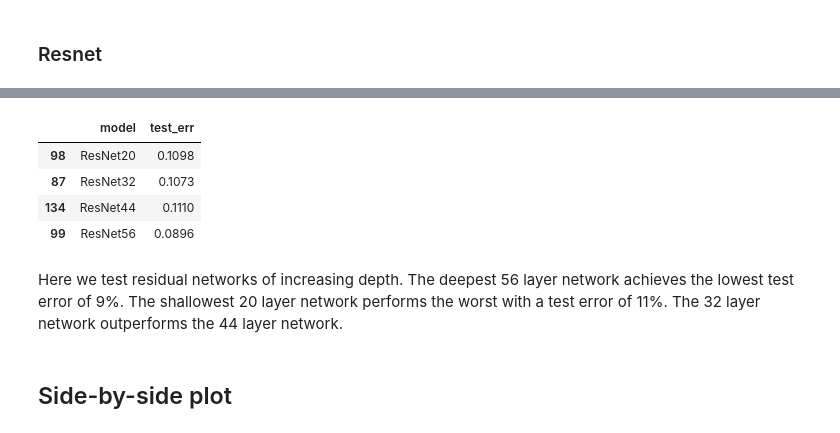
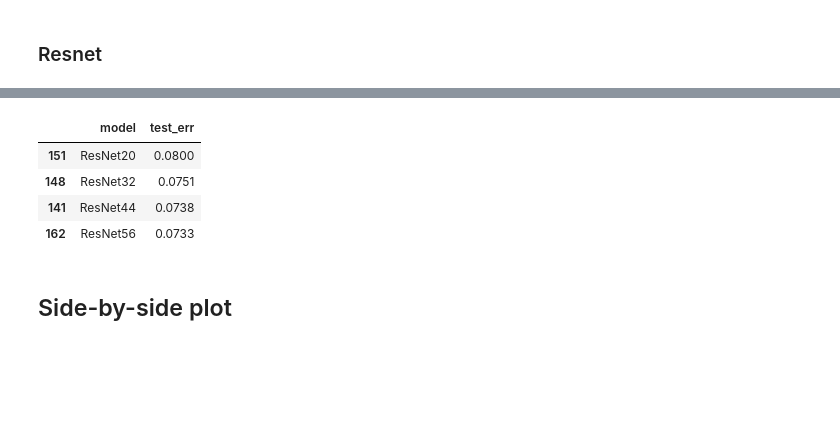
Before and after one commit to a-martyn/resnet, a Jupyter notebook: main.ipynb, the cells around one changed output, grey strips where cells are left out. Cells and saved outputs as stored; diff of their text form; code cells hidden in the pictures; blank space fills up the shorter version.

```diff
--- a/experiments-cifar10.ipynb
+++ b/main.ipynb
@@ -440,16 +432,14 @@ plt.axhline(5, color='black', alpha=0.5, dashes=(10., 10.));
 # %%
-bests = [df[df['test_err'] == df['test_err'].min()] for df in plot_dfs]
-bests_df = pd.DataFrame(pd.concat(bests, axis=0))
+bests = [df[df['test_err'] == df['test_err'].min()].iloc[0] for df in resnet_dfs]
+bests_df= pd.concat(bests, axis=1).T
 bests_df['model'] = ['ResNet20', 'ResNet32', 'ResNet44', 'ResNet56']
 display(bests_df[['model', 'test_err']])
 # %% [output]
 |  | model | test_err |
-| 98 | ResNet20 | 0.1098 |
-| 87 | ResNet32 | 0.1073 |
-| 134 | ResNet44 | 0.1110 |
-| 99 | ResNet56 | 0.0896 |
+| 151 | ResNet20 | 0.0800 |
+| 148 | ResNet32 | 0.0751 |
+| 141 | ResNet44 | 0.0738 |
+| 162 | ResNet56 | 0.0733 |
-# %% [markdown]
-Here we test residual networks of increasing depth. The deepest 56 layer network achieves the lowest test error of 9%. The shallowest 20 layer network performs the worst with a test error of 11%. The 32 layer network outperforms the 44 layer network.
 # %% [markdown]
 ## Side-by-side plot
 # %%
```
Also changed, not shown: parts of 5 cells of this notebook, 8 other files.
